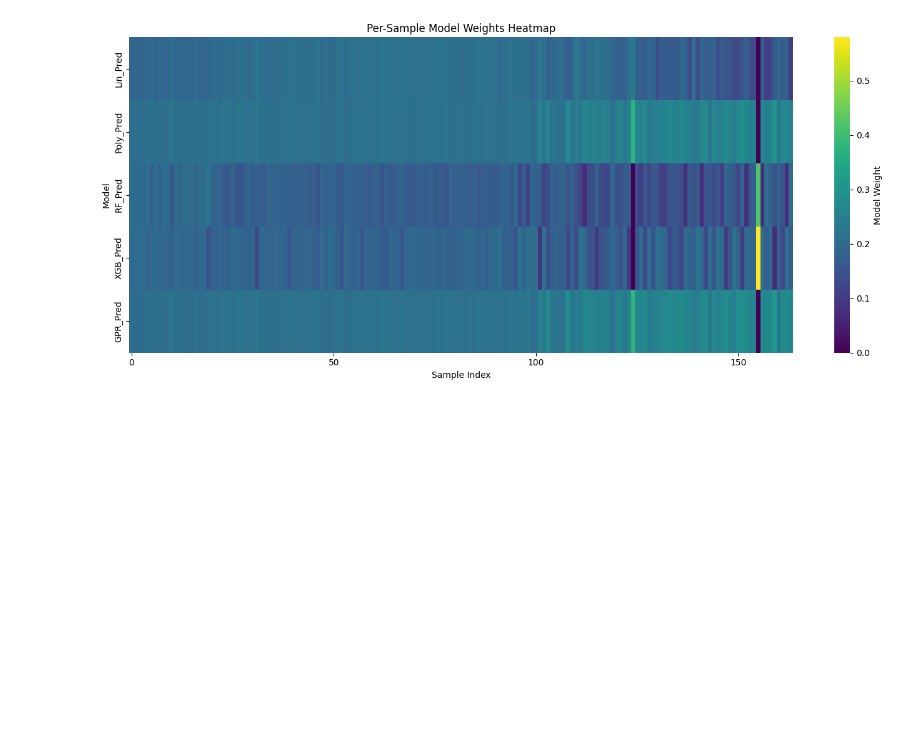
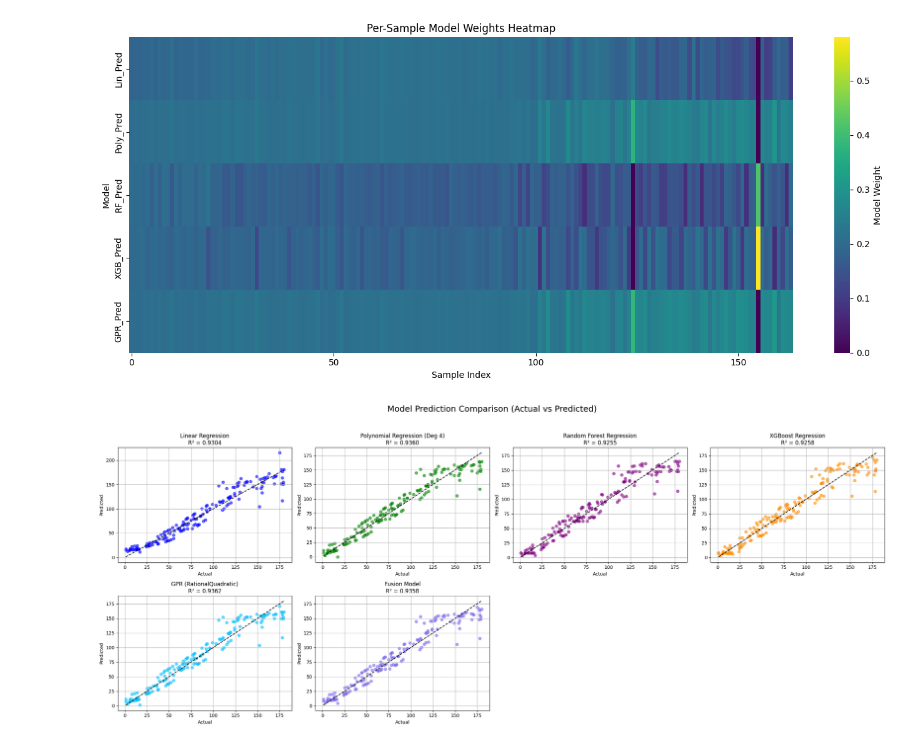
Before and after one commit to WTL04/Flex-Sensor-Optimization, a Jupyter notebook: fusion_ensemble.ipynb, the cells around one changed output. Saved outputs shown, nothing was run; the diff lists cells and outputs as text; code cells hidden in the pictures; blank space fills up the shorter version.

Commit message:
adding more visual graphs to the fusion model notebook

```diff
--- a/fusion_ensemble.ipynb
+++ b/fusion_ensemble.ipynb
@@ -227,3 +227,47 @@ GPR   → MAE 9.39°, RMSE 167.53°, R² = 0.9362
 
 Fusion → MAE 9.47°, RMSE 168.51°, R² = 0.9358
 [figure]
+# %%
+import matplotlib.pyplot as plt
+from sklearn.metrics import r2_score
+
+# Define models and titles
+models = ['Lin_Pred', 'Poly_Pred', 'RF_Pred', 'XGB_Pred', 'GPR_Pred', 'Fusion_Pred']
+titles = [
+    'Linear Regression',
+    'Polynomial Regression (Deg 4)',
+    'Random Forest Regression',
+    'XGBoost Regression',
+    'GPR (RationalQuadratic)',
+    'Fusion Model'
+]
+colors = ['blue', 'green', 'purple', 'darkorange', 'deepskyblue', 'mediumslateblue']
+
+y_true = df_fused['True_Angle']
+
+# Set up figure and layout
+plt.figure(figsize=(24, 10))
+
+for i, (model, title, color) in enumerate(zip(models, titles, colors), start=1):
+    y_pred = df_fused[model]
+
+    plt.subplot(2, 4, i)
+    plt.scatter(y_true, y_pred, color=color, alpha=0.6)
+    plt.plot([y_true.min(), y_true.max()], [y_true.min(), y_true.max()], 'k--')
+    r2 = r2_score(y_true, y_pred)
+    plt.title(f'{title}\nR² = {r2:.4f}')
+    plt.xlabel('Actual')
+    plt.ylabel('Predicted')
+    plt.grid(True)
+
+# Fill the last subplot if unused
+if len(models) < 8:
+    for j in range(len(models) + 1, 9):
+        plt.subplot(2, 4, j)
+        plt.axis('off')
+
+plt.suptitle('Model Prediction Comparison (Actual vs Predicted)', fontsize=18)
+plt.tight_layout(rect=[0, 0, 1, 0.95])
+plt.show()
+# %% [output]
+[figure, added]
```
